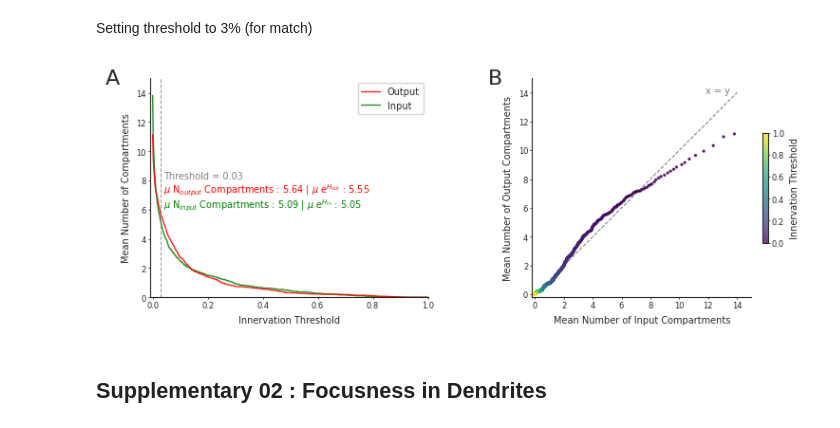
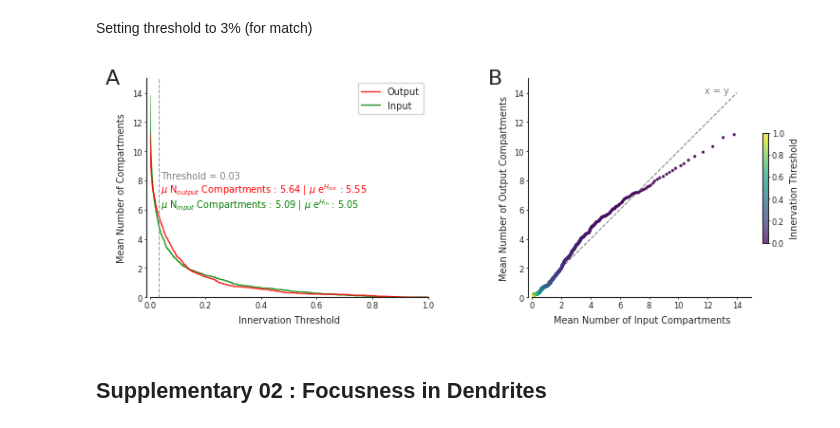
Before and after one commit to L1-Connectome-Prat/L1_Compartment-Connectivity, a Jupyter notebook: Notebooks/Figure_03_Lineage-Innervation-Level1.ipynb, the cells around one changed output. Cells and saved outputs as stored; diff of their text form; code cells hidden in the pictures.

Commit message:
Figure 03 Panels cleanup

```diff
--- a/Notebooks/Figure_03_Lineage-Innervation-Level1.ipynb
+++ b/Notebooks/Figure_03_Lineage-Innervation-Level1.ipynb
@@ -328,7 +328,8 @@ ax_d.set_xlabel("N$_{eff}$ Compartments", labelpad = 5, fontsize = label_fontsiz
 ax_d.set_ylabel("Hierarchy Index", labelpad = 5, fontsize = label_fontsize)
 ax_d.set_xticks([0, 5, 10, 15])
 ax_d.legend(loc = "upper right", bbox_to_anchor = (1, 1),
-            fontsize = tick_fontsize)
+            fontsize = tick_fontsize,
+            handletextpad = 0.01)
 
 #----------------------------------------
 # Hierarchy input vs output
@@ -391,7 +392,8 @@ sns.scatterplot(data  = focusness_df,
 
 # Legend
 ax_f.legend(loc = "lower right", bbox_to_anchor = (1, 1),
-            fontsize = tick_fontsize, ncols = 1)
+            fontsize = tick_fontsize, ncols = 1,
+            handletextpad = 0.01)
 # Lines
 ax_f.axhline(y = 1, color = "grey", linestyle = "--", linewidth = linewidth, alpha = 0.5)
 ax_f.axvline(x = 1, color = "grey", linestyle = "--", linewidth = linewidth, alpha = 0.5)
@@ -410,6 +412,10 @@ name_plotter(ax_f, "Breadth_Ratio", "Hierarchy_Ratio")
 for a in [ax_c, ax_d, ax_e, ax_f]:
     sns.despine(ax = a)
 
+# Offset
+for a in [ax_d, ax_e, ax_f]:
+    sns.despine(ax = a, offset = {"left" : 3})
+
 #--------------------------------------------------------
 # Panel Labels
 place_panel_label(fig, ax_a, "A", shx = -0.05, shy = 0, label_kwargs = label_kwargs)
@@ -482,7 +488,7 @@ ax[0].set_ylabel("Mean Number of Compartments", fontsize = label_fontsize)
 ax[0].legend(fontsize = label_fontsize)
 
 # Limits
-ax[0].set_xlim([-0.01, 1])
+ax[0].set_xlim([0, 1])
 ax[0].set_ylim([0, 15])
 
 # Vertical Line at 3% threshold
@@ -514,8 +520,8 @@ scatter = ax[1].scatter(psds_counts, tbar_counts,
                      alpha = 0.75, s = 2)
 ax[1].set_aspect("equal")
 # Limits
-ax[1].set_xlim(-0.2, 15)
-ax[1].set_ylim(-0.2, 15)
+ax[1].set_xlim(0, 15)
+ax[1].set_ylim(0, 15)
 
 # Ticks
 ticks = np.linspace(0, 14, 8)
@@ -554,34 +560,37 @@ for i, a in enumerate(ax):
 cbar = fig.colorbar(
     scatter,
     ax       = ax[1],
     shrink   = 0.5,
     fraction = 0.046,   # size relative to axis
     pad      = 0.04          # spacing from axis
 )
 
 cbar.set_label(
     "Innervation Threshold",
     fontsize=label_fontsize
 )
 
 cbar.ax.tick_params(
     labelsize = tick_fontsize,
     length    = 1.5,
     width     = 0.5,
     pad       = 1.5)
 
 # Panel Labels
+# Add extra offsets
+for a in ax:
+    sns.despine(ax = a, offset = {"left" : 3})
 label_kwargs["va"] = "center"
 place_panel_label(fig, ax[0], "A", shx = -0.055, shy = 0, label_kwargs = label_kwargs)
 place_panel_label(fig, ax[1], "B", shx = -0.055, shy = 0, label_kwargs = label_kwargs)
 
 #--------------------------------------------------------
 # Save the Figure
 plt.savefig(f"{FOLDER}/Figure_03_Supplementary-01_Innervation-Threshold.pdf",
             dpi = 1200,
             bbox_inches = "tight")
 # %% [output]
-[figure, old version]
+[figure, new version]
 # %% [markdown]
 ## Supplementary 02 : Focusness in Dendrites
 # %%
```
Also changed, not shown: parts of 2 cells of this notebook, 3 other files.
